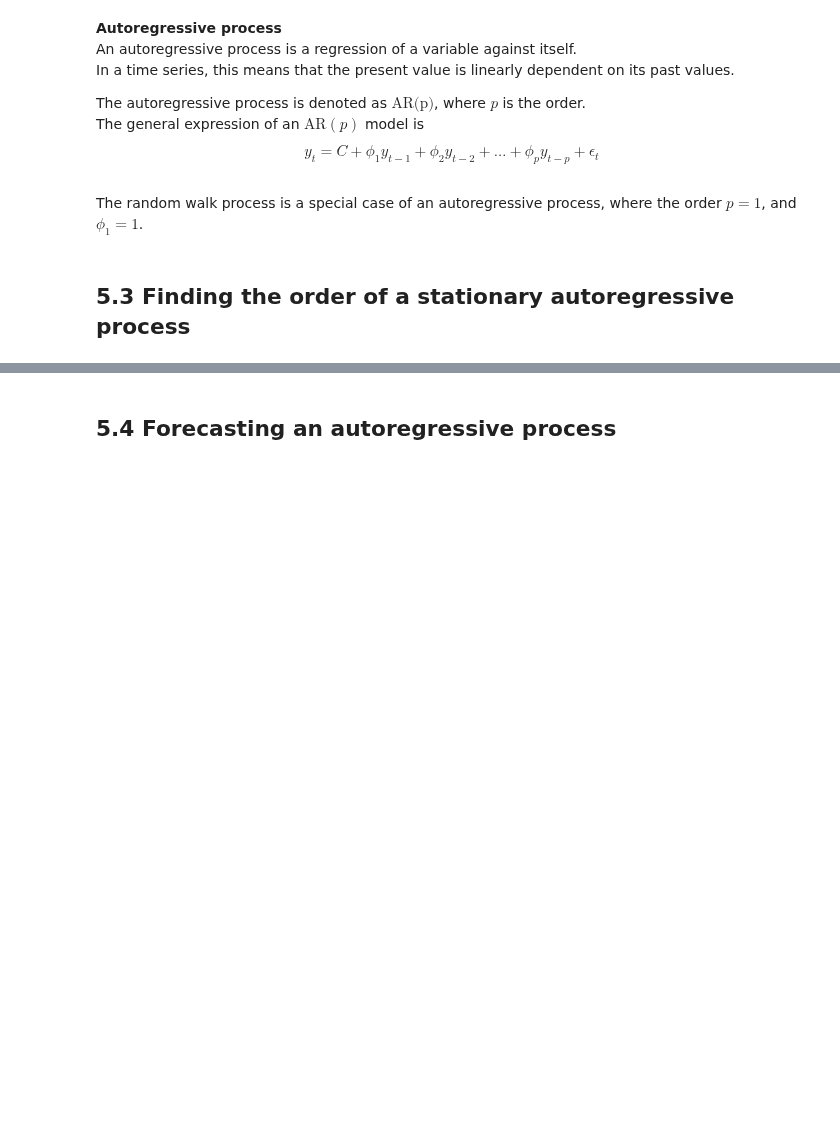
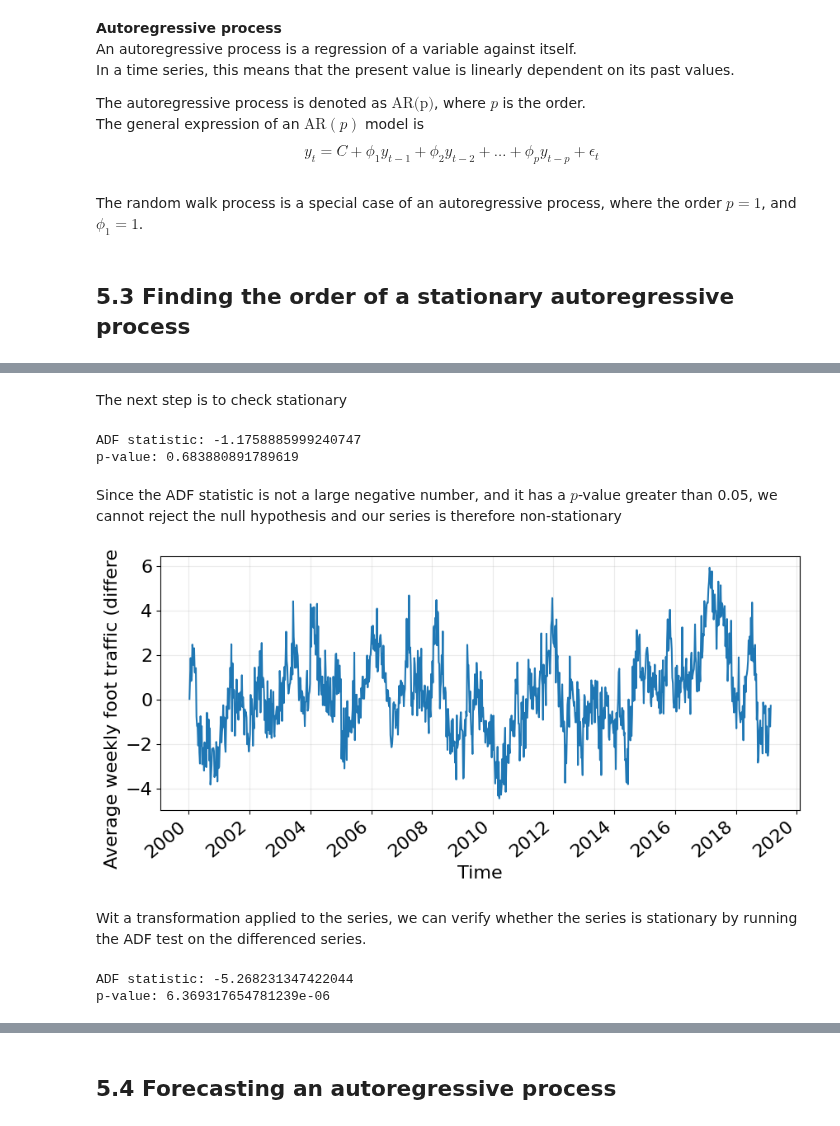
Before and after one commit to LugoBlogger/SI-201-542-forecasting-technique, a Jupyter notebook: week-05.ipynb, the cells around one changed output, grey strips where cells are left out. Drawn from its saved outputs; the diff is of its cells as text; code cells hidden in the pictures; blank space fills up the shorter version.

```diff
--- a/week-05.ipynb
+++ b/week-05.ipynb
@@ -22,24 +24,31 @@ plt.rcParams.update({
 # %% [markdown]
 **Function declarations**
 # %%
-def plot_time_series(x, y, xlabel="Time", ylabel="Value", figsize=(10, 4)):
+def plot_time_series(x, y, xlabel="Time", ylabel="Value", figsize=(10, 4),
+                     use_date_locator=True, title=None):
   fig, ax = plt.subplots(figsize=figsize)
 
   ax.plot(x, y)
 
-  formatter = mdates.DateFormatter("%Y")
-  locator = mdates.YearLocator(base=2)
-  # locator = mdates.MonthLocator(bymonthday=1, bymonth=range(1, 13, 2))
-  ax.xaxis.set_major_formatter(formatter)
-  ax.xaxis.set_major_locator(locator)
+  if use_date_locator:
+    formatter = mdates.DateFormatter("%Y")
+    locator = mdates.YearLocator(base=2)
+    # locator = mdates.MonthLocator(bymonthday=1, bymonth=range(1, 13, 2))
+    ax.xaxis.set_major_formatter(formatter)
+    ax.xaxis.set_major_locator(locator)
+
 
   ax.grid("on")
   ax.set_xlabel(xlabel)
   ax.set_ylabel(ylabel)
 
-  for j, label in enumerate(ax.get_xticklabels()):
-    label.set_rotation(40)
-    label.set_horizontalalignment('right')
+  if title is not None:
+    ax.set_title(title)
+
+  if use_date_locator:
+    for j, label in enumerate(ax.get_xticklabels()):
+      label.set_rotation(40)
+      label.set_horizontalalignment('right')
 
   plt.show(fig)
 # %% [markdown]
@@ -92,0 +107,32 @@ where the order $p = 1$, and $\phi_1 = 1$.
+# %% [markdown]
+The next step is to check stationary
+# %%
+ADF_result = adfuller(df_foot_traffic['foot_traffic'])
+
+print(f"ADF statistic: {ADF_result[0]}")
+print(f"p-value: {ADF_result[1]}")
+# %% [output]
+ADF statistic: -1.1758885999240747
+p-value: 0.683880891789619
+# %% [markdown]
+Since the ADF statistic is not a large negative number, and
+it has a $p$-value greater than 0.05, we cannot reject the
+null hypothesis and our series is therefore non-stationary
+# %%
+foot_traffic_diff = np.diff(df_foot_traffic["foot_traffic"], n=1)
+
+plot_time_series(df_foot_traffic["date"].iloc[1:], foot_traffic_diff,
+                 ylabel="Average weekly foot traffic (differenced)")
+# %% [output]
+[figure, added]
+# %% [markdown]
+Wit a transformation applied to the series, we can verify whether
+the series is stationary by running the ADF test on the differenced series.
+# %%
+ADF_diff_result = adfuller(foot_traffic_diff)
+
+print(f"ADF statistic: {ADF_diff_result[0]}")
+print(f"p-value: {ADF_diff_result[1]}")
+# %% [output]
+ADF statistic: -5.268231347422044
+p-value: 6.369317654781239e-06
```
Also changed, not shown: parts of 32 cells of this notebook.
